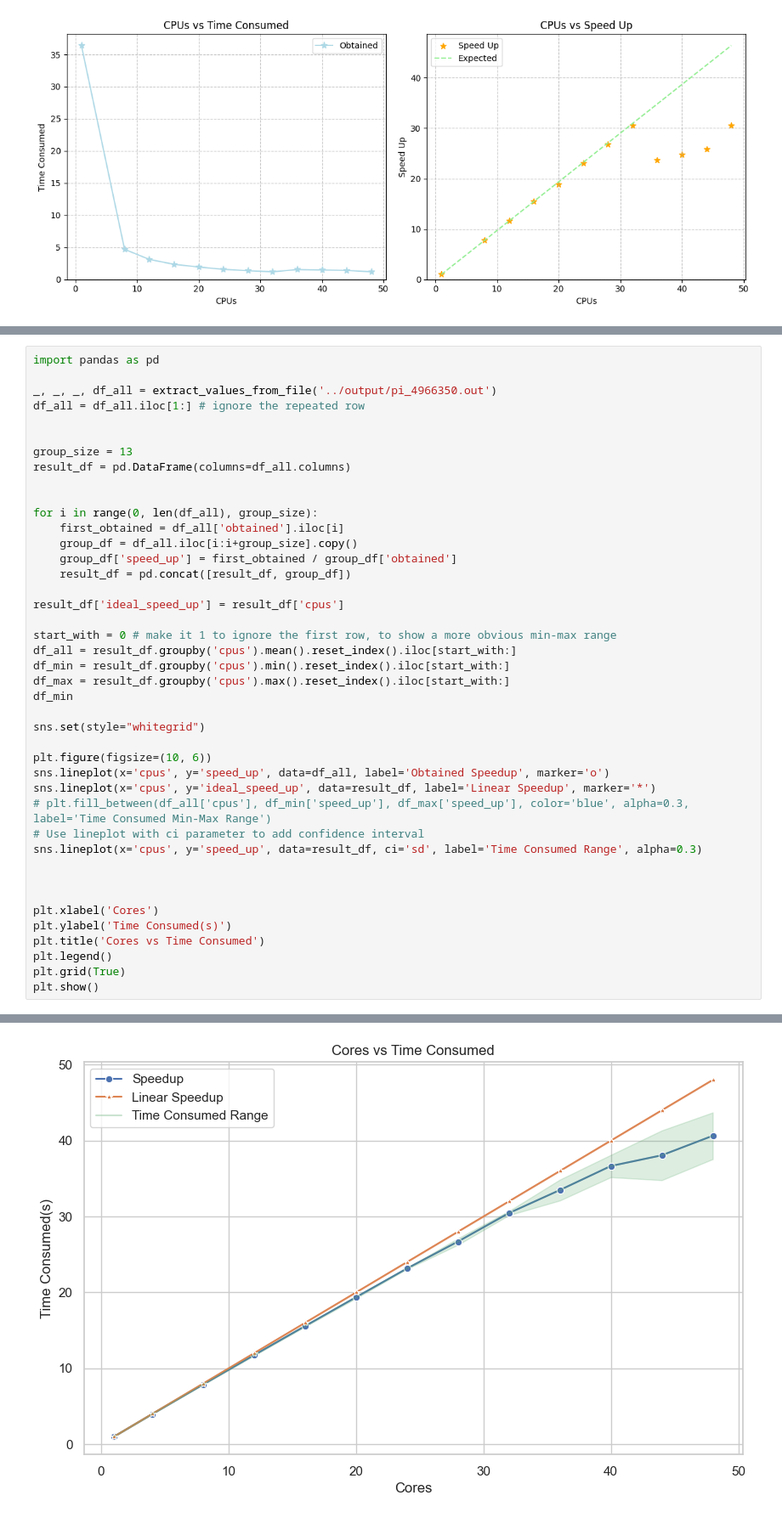
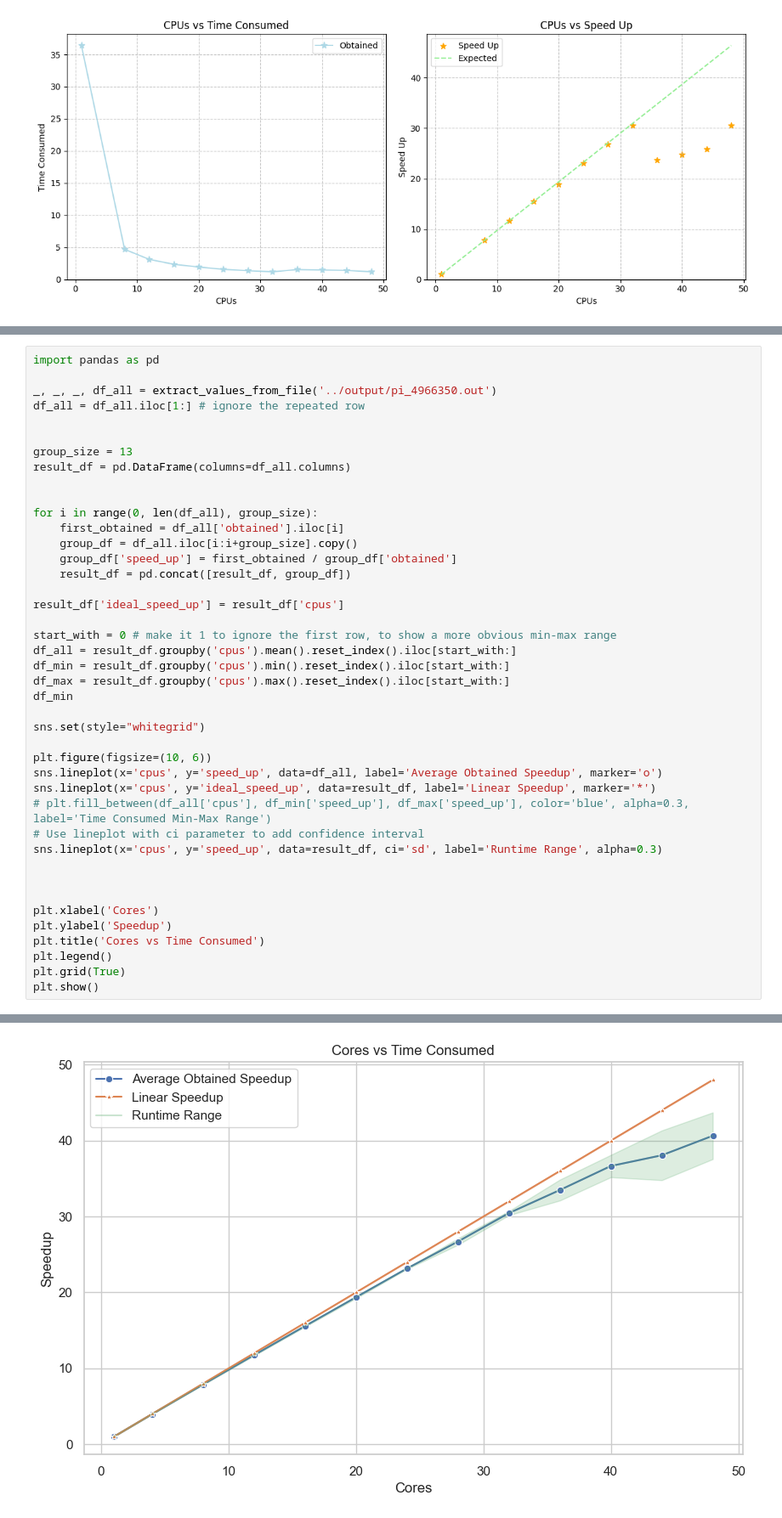
Before and after one commit to dondavan/HPC, a Jupyter notebook: ass2/visualization/pi_vis.ipynb, the cells around one changed output, grey strips where cells are left out. Shown at 85% size. Saved outputs shown, nothing was run; the diff lists cells and outputs as text.

```diff
--- a/ass2/visualization/pi_vis.ipynb
+++ b/ass2/visualization/pi_vis.ipynb
@@ -227,16 +245,16 @@ df_min
 sns.set(style="whitegrid")
 
 plt.figure(figsize=(10, 6))
-sns.lineplot(x='cpus', y='speed_up', data=df_all, label='Obtained Speedup', marker='o')
+sns.lineplot(x='cpus', y='speed_up', data=df_all, label='Average Obtained Speedup', marker='o')
 sns.lineplot(x='cpus', y='ideal_speed_up', data=result_df, label='Linear Speedup', marker='*')
 # plt.fill_between(df_all['cpus'], df_min['speed_up'], df_max['speed_up'], color='blue', alpha=0.3, label='Time Consumed Min-Max Range')
 # Use lineplot with ci parameter to add confidence interval
-sns.lineplot(x='cpus', y='speed_up', data=result_df, ci='sd', label='Time Consumed Range', alpha=0.3)
+sns.lineplot(x='cpus', y='speed_up', data=result_df, ci='sd', label='Runtime Range', alpha=0.3)
 
 
 
 plt.xlabel('Cores')
-plt.ylabel('Time Consumed(s)')
+plt.ylabel('Speedup')
 plt.title('Cores vs Time Consumed')
 plt.legend()
 plt.grid(True)
@@ -248 +266 @@ The `ci` parameter is deprecated. Use `errorbar='sd'` for the same effect.
-[figure, old version]
+[figure, new version]
```
Also changed, not shown: parts of 2 cells of this notebook, 1 other file.
